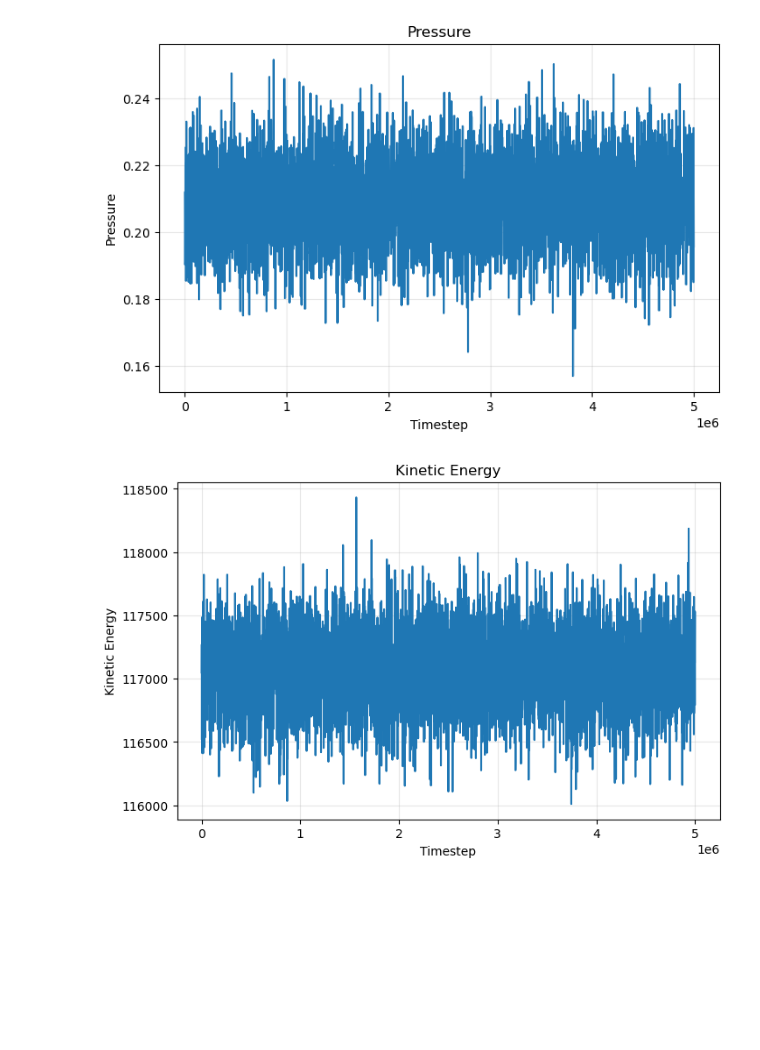
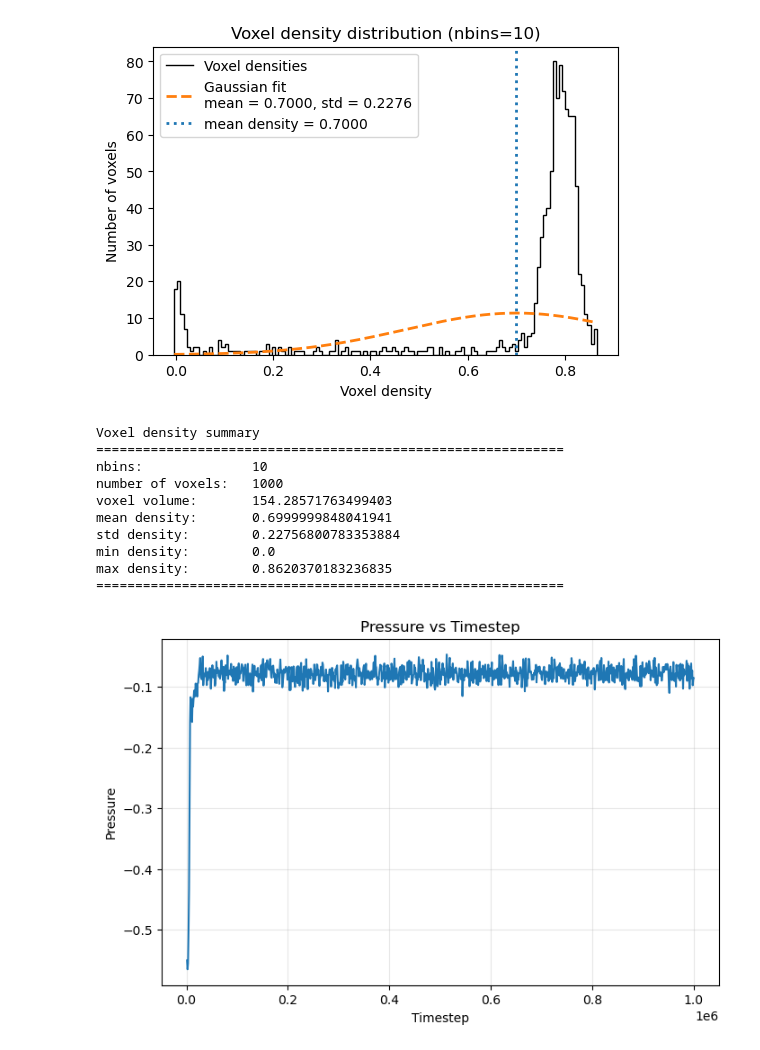
Before and after one commit to SBC-Collaboration/MDsims, a Jupyter notebook: Checker.ipynb, the cells around one changed output. Drawn from its saved outputs; the diff is of its cells as text; code cells hidden in the pictures; blank space fills up the shorter version.

```diff
--- a/Checker.ipynb
+++ b/Checker.ipynb
@@ -27,11 +15,11 @@ importlib.reload(vh)
 # %%
 result = sh.get_or_make_thermalized_state(
-    BoxLength=50.0,
-    target_rho=0.8,
-    kT=0.80,
-    nsteps=5_000_000,
+    n_fcc_cells=30,
+    target_rho=0.7,
+    kT=0.72,
+    nsteps=1_000_000,
     overwrite=False,
 )
 
-paths = result["paths"]
+#display(vh.render(result))
 # %% [output]
@@ -54,4 +28,4 @@ True
 # %%
-log_data = lh.read_hdf5_log(paths["log_path"])
-log_data["metadata"]['attrs']
+log = lh.read_hdf5_log(result["paths"]["log_path"])
+log["metadata"]["attrs"]['target_rho']
 # %% [output]
@@ -84,7 +53,19 @@ vh.plot_voxel_histogram(sim, nbins=20);
 # %%
-vh.plot_log_quantity(log_data, "pressure")
-vh.plot_log_quantity(log_data, "kinetic_energy")
-vh.plot_log_quantity(log_data, "potential_energy")
+vh.plot_voxel_histogram(result, nbins=10)
+
+vh.plot_log_quantity(log, "pressure")
+vh.plot_log_quantity(log, "kinetic_energy")
+vh.plot_log_quantity(log, "potential_energy")
 # %% [output]
-[figure, old version]
+[figure, new version]
+Voxel density summary
+============================================================
+nbins:              10
+number of voxels:   1000
+voxel volume:       154.28571763499403
+mean density:       0.6999999848041941
+std density:        0.22756800783353884
+min density:        0.0
+max density:        0.8620370183236835
+============================================================
-[figure, old version]
+[figure, new version]
```
Also changed, not shown: parts of 9 cells of this notebook, 29 other files.
